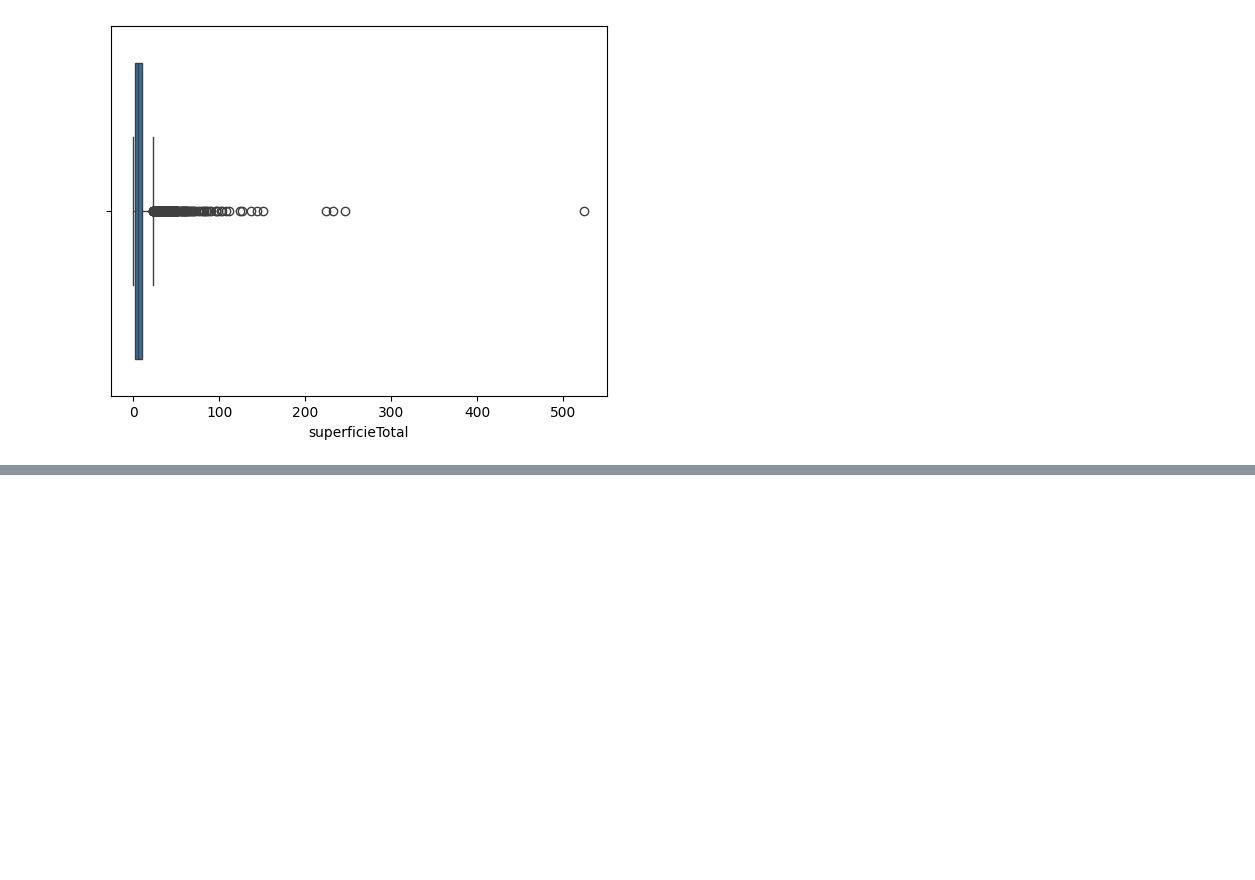
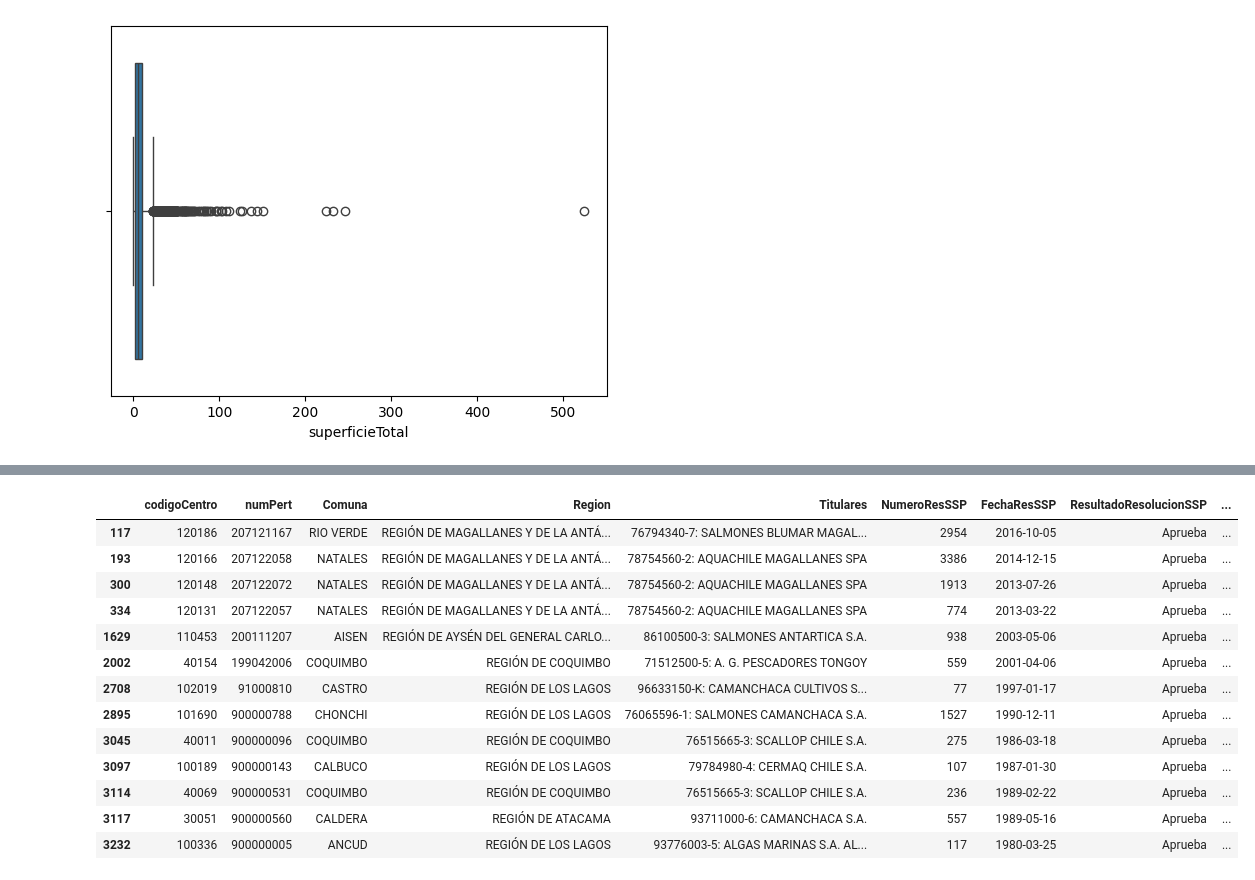
Before and after one commit to principioincertidumbre/proyecto-final, a Jupyter notebook: Notebooks_acuicultura/1_Analisis_Exploratorio.ipynb, the cells around one changed output, grey strips where cells are left out. Drawn from its saved outputs; the diff is of its cells as text; code cells hidden in the pictures; blank space fills up the shorter version.

```diff
--- a/Notebooks_acuicultura/1_Analisis_Exploratorio.ipynb
+++ b/Notebooks_acuicultura/1_Analisis_Exploratorio.ipynb
@@ -495,0 +512,18 @@ sns.boxplot(x=df_acuicultura["superficieTotal"])
+# %%
+df_superficie = df_acuicultura[df_acuicultura["superficieTotal"] > 100]
+df_superficie
+# %% [output]
+|  | codigoCentro | numPert | Comuna | Region | Titulares | NumeroResSSP | FechaResSSP | ResultadoResolucionSSP | ... |
+| 117 | 120186 | 207121167 | RIO VERDE | REGIÓN DE MAGALLANES Y DE LA ANTÁ... | 76794340-7: SALMONES BLUMAR MAGAL... | 2954 | 2016-10-05 | Aprueba | ... |
+| 193 | 120166 | 207122058 | NATALES | REGIÓN DE MAGALLANES Y DE LA ANTÁ... | 78754560-2: AQUACHILE MAGALLANES SPA | 3386 | 2014-12-15 | Aprueba | ... |
+| 300 | 120148 | 207122072 | NATALES | REGIÓN DE MAGALLANES Y DE LA ANTÁ... | 78754560-2: AQUACHILE MAGALLANES SPA | 1913 | 2013-07-26 | Aprueba | ... |
+| 334 | 120131 | 207122057 | NATALES | REGIÓN DE MAGALLANES Y DE LA ANTÁ... | 78754560-2: AQUACHILE MAGALLANES SPA | 774 | 2013-03-22 | Aprueba | ... |
+| 1629 | 110453 | 200111207 | AISEN | REGIÓN DE AYSÉN DEL GENERAL CARLO... | 86100500-3: SALMONES ANTARTICA S.A. | 938 | 2003-05-06 | Aprueba | ... |
+| 2002 | 40154 | 199042006 | COQUIMBO | REGIÓN DE COQUIMBO | 71512500-5: A. G. PESCADORES TONGOY | 559 | 2001-04-06 | Aprueba | ... |
+| 2708 | 102019 | 91000810 | CASTRO | REGIÓN DE LOS LAGOS | 96633150-K: CAMANCHACA CULTIVOS S... | 77 | 1997-01-17 | Aprueba | ... |
+| 2895 | 101690 | 900000788 | CHONCHI | REGIÓN DE LOS LAGOS | 76065596-1: SALMONES CAMANCHACA S.A. | 1527 | 1990-12-11 | Aprueba | ... |
+| 3045 | 40011 | 900000096 | COQUIMBO | REGIÓN DE COQUIMBO | 76515665-3: SCALLOP CHILE S.A. | 275 | 1986-03-18 | Aprueba | ... |
+| 3097 | 100189 | 900000143 | CALBUCO | REGIÓN DE LOS LAGOS | 79784980-4: CERMAQ CHILE S.A. | 107 | 1987-01-30 | Aprueba | ... |
+| 3114 | 40069 | 900000531 | COQUIMBO | REGIÓN DE COQUIMBO | 76515665-3: SCALLOP CHILE S.A. | 236 | 1989-02-22 | Aprueba | ... |
+| 3117 | 30051 | 900000560 | CALDERA | REGIÓN DE ATACAMA | 93711000-6: CAMANCHACA S.A. | 557 | 1989-05-16 | Aprueba | ... |
+| 3232 | 100336 | 900000005 | ANCUD | REGIÓN DE LOS LAGOS | 93776003-5: ALGAS MARINAS S.A. AL... | 117 | 1980-03-25 | Aprueba | ... |
```
Also changed, not shown: parts of 3 cells of this notebook.
